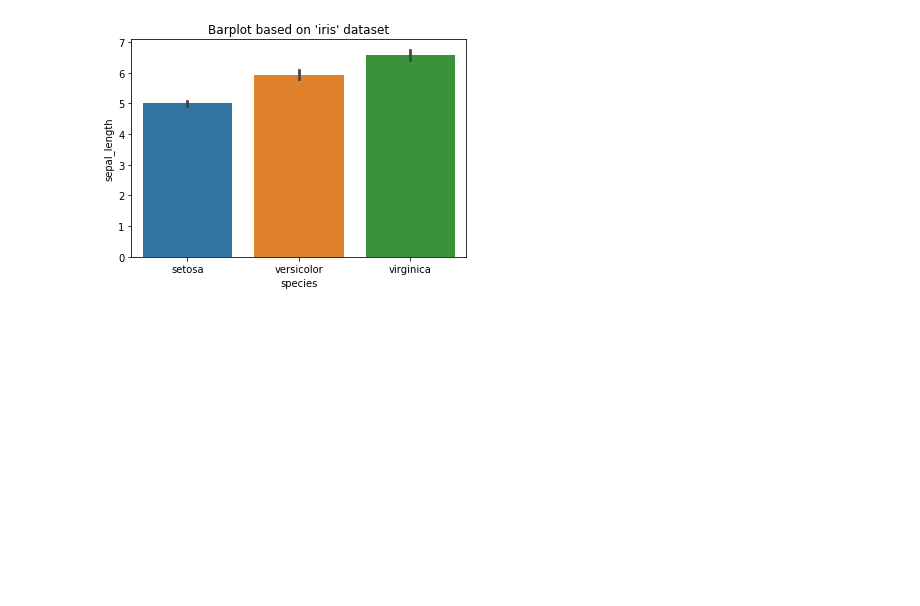
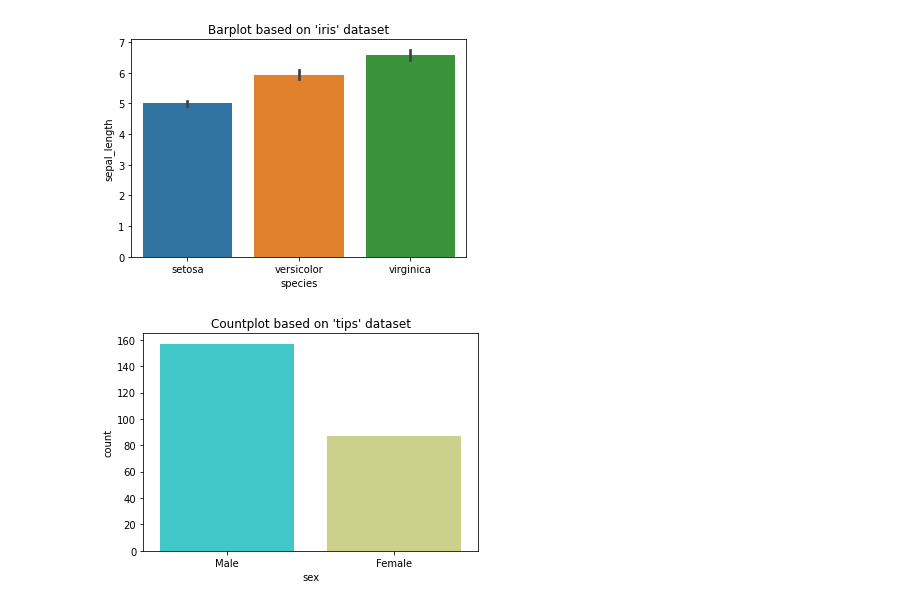
Before and after one commit to koeffingdaal/CVPR_PRACTICE, a Jupyter notebook: seaborn.ipynb, the cells around one changed output. Cells and saved outputs as stored; diff of their text form; code cells hidden in the pictures; blank space fills up the shorter version.

```diff
--- a/seaborn.ipynb
+++ b/seaborn.ipynb
@@ -128,3 +128,9 @@ sns.barplot(y="sepal_length", x="species", data=iris)
 plt.title("Barplot based on 'iris' dataset");
 # %% [output]
 [figure]
+# %%
+sns.countplot(x="sex", data=tips,
+ palette="rainbow")
+plt.title("Countplot based on 'tips' dataset");
+# %% [output]
+[figure, added]
```
Also changed, not shown: parts of 7 cells of this notebook.
